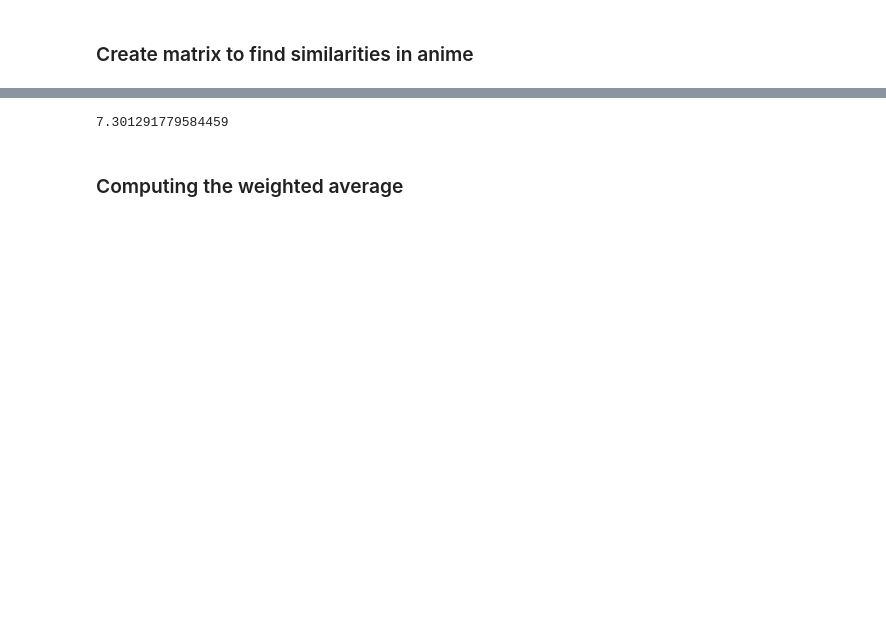
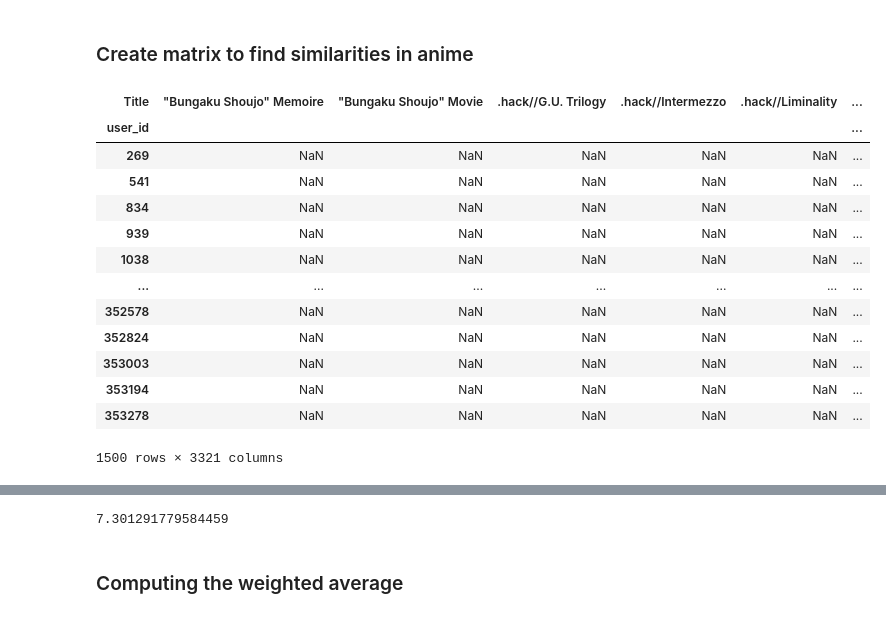
Before and after one commit to 3065923/Anime-Recommender, a Jupyter notebook: anime_clean.ipynb, the cells around one changed output, grey strips where cells are left out. Cells and saved outputs as stored; diff of their text form; code cells hidden in the pictures; blank space fills up the shorter version.

```diff
--- a/anime_clean.ipynb
+++ b/anime_clean.ipynb
@@ -639,8 +651,23 @@ user_title_df
 # %%
 # # cant compute   too large
 
-# user_anime_rating = user_title_df.pivot_table(index='user_id', columns='Title', values='rating')
-# user_anime_rating.head()
+user_anime_rating = user_title_df.pivot_table(index='user_id', columns='Title', values='rating')
+user_anime_rating
+# %% [output]
+| Title | "Bungaku Shoujo" Memoire | "Bungaku Shoujo" Movie | .hack//G.U. Trilogy | .hack//Intermezzo | .hack//Liminality | ... |
+| user_id |  |  |  |  |  | ... |
+| 269 | NaN | NaN | NaN | NaN | NaN | ... |
+| 541 | NaN | NaN | NaN | NaN | NaN | ... |
+| 834 | NaN | NaN | NaN | NaN | NaN | ... |
+| 939 | NaN | NaN | NaN | NaN | NaN | ... |
+| 1038 | NaN | NaN | NaN | NaN | NaN | ... |
+| ... | ... | ... | ... | ... | ... | ... |
+| 352578 | NaN | NaN | NaN | NaN | NaN | ... |
+| 352824 | NaN | NaN | NaN | NaN | NaN | ... |
+| 353003 | NaN | NaN | NaN | NaN | NaN | ... |
+| 353194 | NaN | NaN | NaN | NaN | NaN | ... |
+| 353278 | NaN | NaN | NaN | NaN | NaN | ... |
+1500 rows × 3321 columns
 # %%
 ratings_anime_df.head()
 # %% [output]
```
Also changed, not shown: parts of 6 cells of this notebook.
